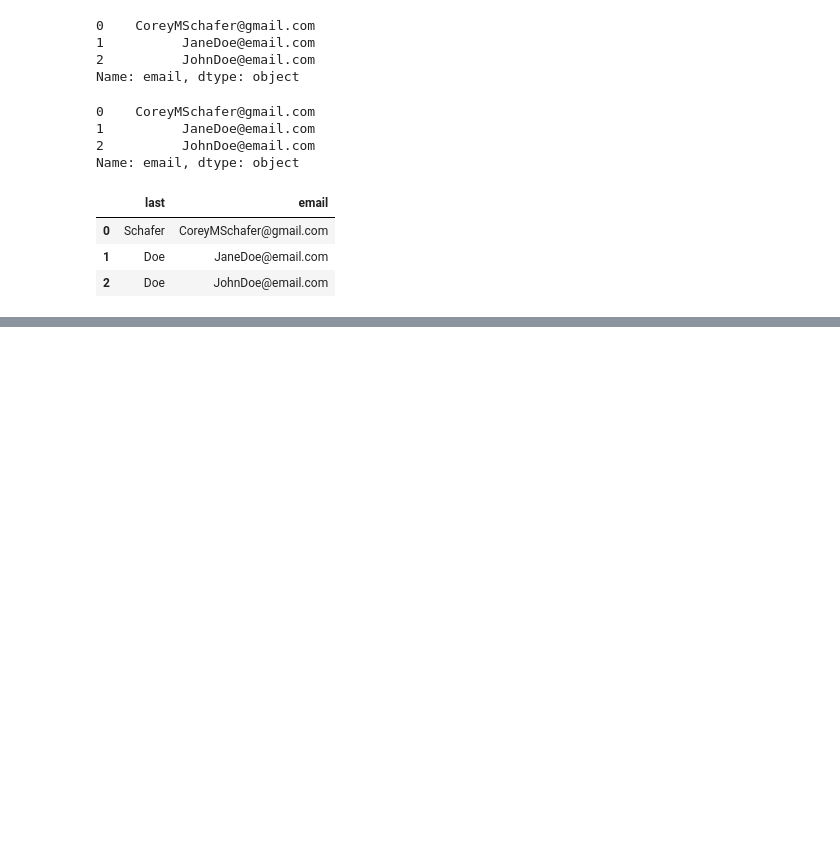
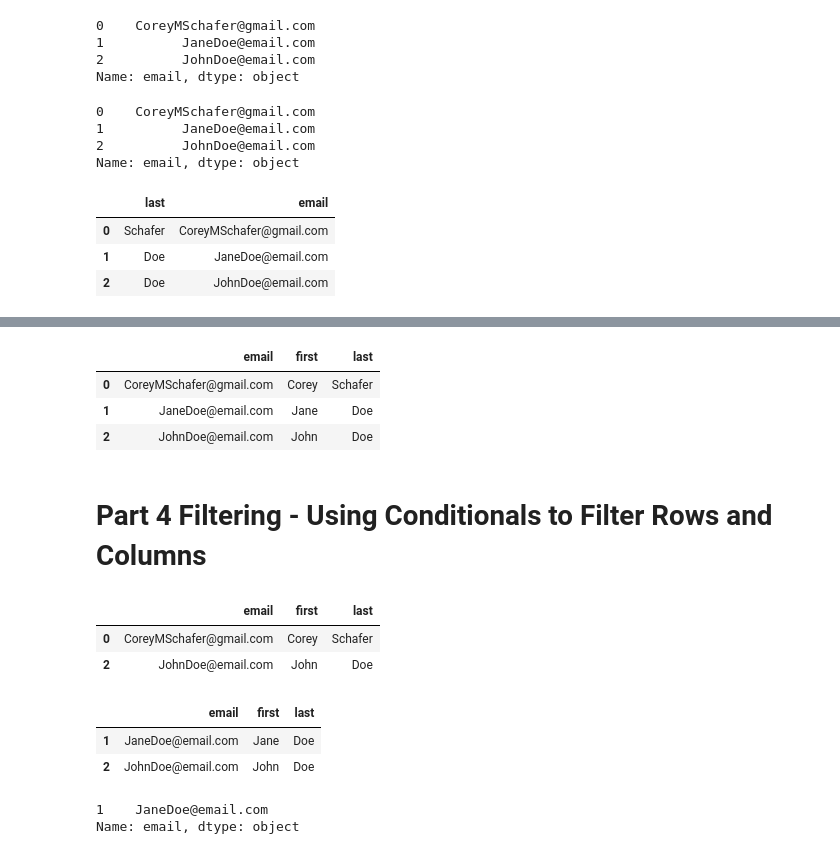
Before and after one commit to cesarVillasenor/tutorial-pandas, a Jupyter notebook: snippets.ipynb, the cells around one changed output, grey strips where cells are left out. Saved outputs shown, nothing was run; the diff lists cells and outputs as text; code cells hidden in the pictures; blank space fills up the shorter version.

```diff
--- a/snippets.ipynb
+++ b/snippets.ipynb
@@ -56,0 +85,2 @@ df[['last', 'email']]
+# %%
+df.set_index('email', inplace=True)
@@ -63,0 +101,10 @@ Name: 0, dtype: object
+# %%
+df.reset_index(inplace=True)
+df
+# %% [output]
+|  | email | first | last |
+| 0 | CoreyMSchafer@gmail.com | Corey | Schafer |
+| 1 | JaneDoe@email.com | Jane | Doe |
+| 2 | JohnDoe@email.com | John | Doe |
+# %% [markdown]
+# Part 4 Filtering - Using Conditionals to Filter Rows and Columns
@@ -63,0 +115,18 @@ Name: 0, dtype: object
+# %%
+df[filt]
+# %% [output]
+|  | email | first | last |
+| 0 | CoreyMSchafer@gmail.com | Corey | Schafer |
+| 2 | JohnDoe@email.com | John | Doe |
+# %%
+df[(df['last'] == 'Doe') ]
+# %% [output]
+|  | email | first | last |
+| 1 | JaneDoe@email.com | Jane | Doe |
+| 2 | JohnDoe@email.com | John | Doe |
+# %%
+df.loc[~filt, 'email']
+# ~ stand for negation !
+# %% [output]
+1    JaneDoe@email.com
+Name: email, dtype: object
```
Also changed, not shown: parts of 11 cells of this notebook, 1 other file.
